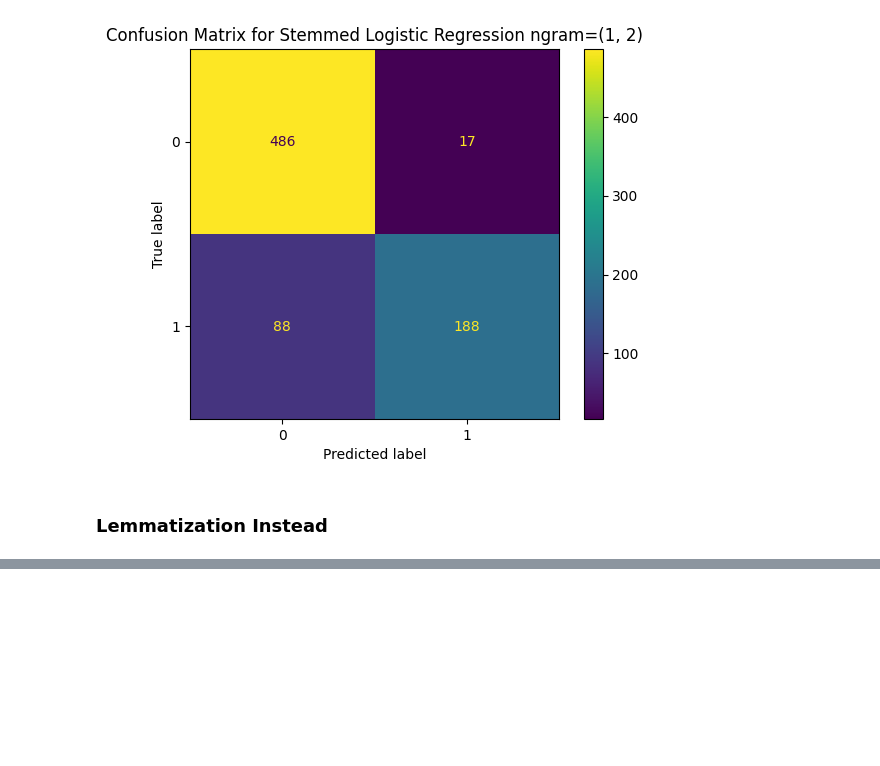
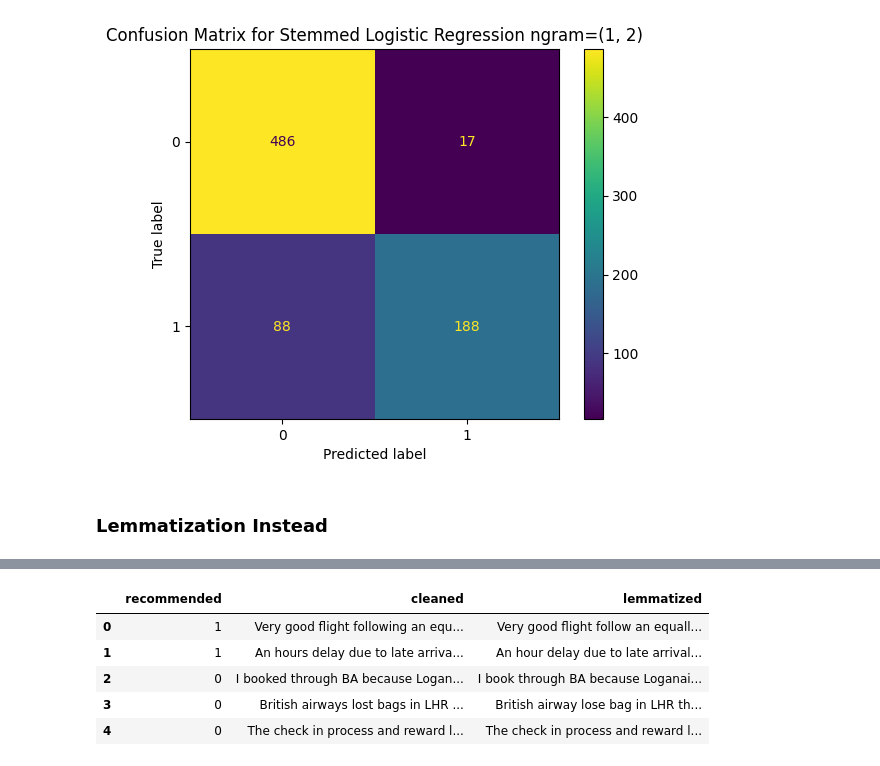
Before and after one commit to ryslipe/british_airlines, a Jupyter notebook: notebooks/04_logistic_regression_model.ipynb, the cells around one changed output, grey strips where cells are left out. Cells and saved outputs as stored; diff of their text form; code cells hidden in the pictures; blank space fills up the shorter version.

```diff
--- a/notebooks/04_logistic_regression_model.ipynb
+++ b/notebooks/04_logistic_regression_model.ipynb
@@ -184,3 +184,41 @@ plt.show()
 [figure]
 # %% [markdown]
 ### Lemmatization Instead
+# %%
+from nltk.stem import WordNetLemmatizer
+from nltk.corpus import wordnet
+from nltk import pos_tag
+import nltk
+nltk.download('wordnet')
+nltk.download('punkt')
+nltk.download('averaged_perceptron_tagger')
+# Function to map POS tags to WordNet format
+def get_wordnet_pos(tag):
+    if tag.startswith('J'):
+        return wordnet.ADJ
+    elif tag.startswith('V'):
+        return wordnet.VERB
+    elif tag.startswith('N'):
+        return wordnet.NOUN
+    elif tag.startswith('R'):
+        return wordnet.ADV
+    else:
+        return wordnet.NOUN
+
+# Function to perform lemmatization with POS tagging
+def lemmatize_reviews(reviews: pd.Series) -> pd.Series:
+    lemmatizer = WordNetLemmatizer()
+    lemmatized_reviews = []
+    for review in reviews:
+        tokens = word_tokenize(review)
+        pos_tags = pos_tag(tokens)
+        lemmatized = [lemmatizer.lemmatize(word, get_wordnet_pos(pos)) for word, pos in pos_tags]
+        lemmatized_reviews.append(' '.join(lemmatized))
+    return pd.Series(lemmatized_reviews)
+
+# call the function on a copy of our data
+lemmatized_df = df.copy()
+lemmatized_df['lemmatized'] = lemmatize_reviews(lemmatized_df['cleaned'])
+
+lemmatized_df.head()
+# %% [output]
@@ -186,0 +235,6 @@ plt.show()
+|  | recommended | cleaned | lemmatized |
+| 0 | 1 | Very good flight following an equ... | Very good flight follow an equall... |
+| 1 | 1 | An hours delay due to late arriva... | An hour delay due to late arrival... |
+| 2 | 0 | I booked through BA because Logan... | I book through BA because Loganai... |
+| 3 | 0 | British airways lost bags in LHR ... | British airway lose bag in LHR th... |
+| 4 | 0 | The check in process and reward l... | The check in process and reward l... |
```
Also changed, not shown: parts of 6 cells of this notebook, 2 other files.
